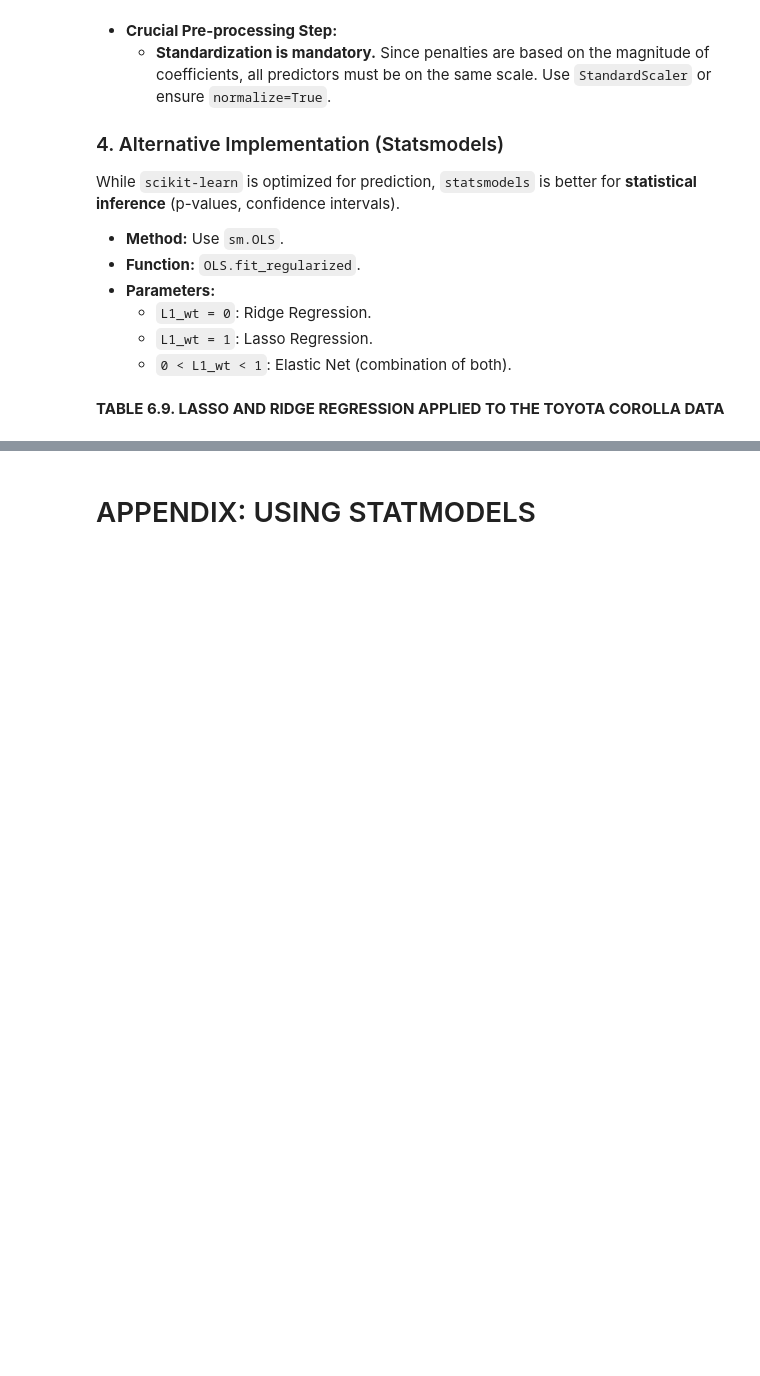
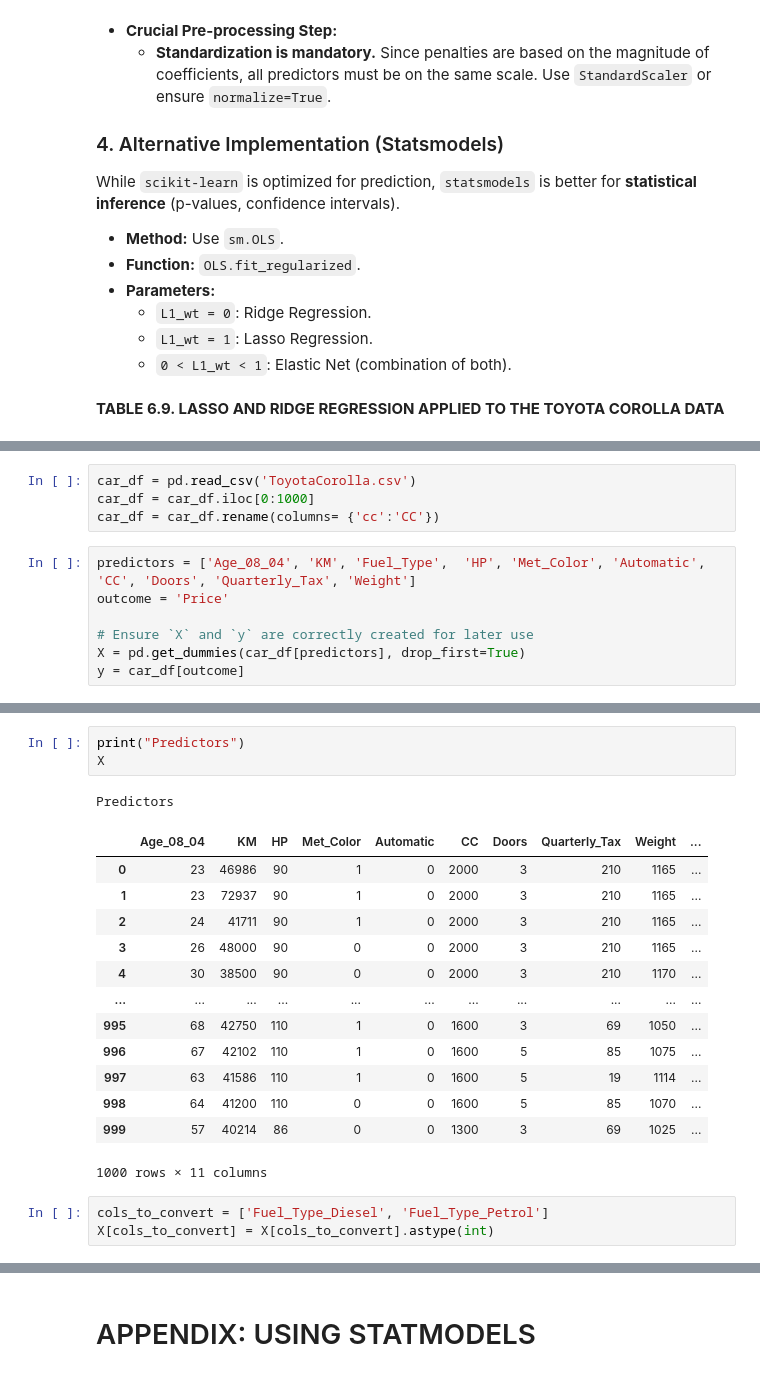
Before and after one commit to ThanhVanLe0605/Data-Mining-For-Business-Analytics-In-Python, a Jupyter notebook: Chapter_06_Multiple_Linear_Regression.ipynb, the cells around one changed output, grey strips where cells are left out. Cells and saved outputs as stored; diff of their text form; blank space fills up the shorter version.

```diff
--- a/Chapter_06_Multiple_Linear_Regression.ipynb
+++ b/Chapter_06_Multiple_Linear_Regression.ipynb
@@ -718,0 +1036,11 @@ While `scikit-learn` is optimized for prediction, `statsmodels` is better for **
+# %%
+car_df = pd.read_csv('ToyotaCorolla.csv')
+car_df = car_df.iloc[0:1000]
+car_df = car_df.rename(columns= {'cc':'CC'})
+# %%
+predictors = ['Age_08_04', 'KM', 'Fuel_Type',  'HP', 'Met_Color', 'Automatic', 'CC', 'Doors', 'Quarterly_Tax', 'Weight']
+outcome = 'Price'
+
+# Ensure `X` and `y` are correctly created for later use
+X = pd.get_dummies(car_df[predictors], drop_first=True)
+y = car_df[outcome]
@@ -718,0 +1066,21 @@ While `scikit-learn` is optimized for prediction, `statsmodels` is better for **
+# %%
+print("Predictors")
+X
+# %% [output]
+Predictors
+|  | Age_08_04 | KM | HP | Met_Color | Automatic | CC | Doors | Quarterly_Tax | Weight | ... |
+| 0 | 23 | 46986 | 90 | 1 | 0 | 2000 | 3 | 210 | 1165 | ... |
+| 1 | 23 | 72937 | 90 | 1 | 0 | 2000 | 3 | 210 | 1165 | ... |
+| 2 | 24 | 41711 | 90 | 1 | 0 | 2000 | 3 | 210 | 1165 | ... |
+| 3 | 26 | 48000 | 90 | 0 | 0 | 2000 | 3 | 210 | 1165 | ... |
+| 4 | 30 | 38500 | 90 | 0 | 0 | 2000 | 3 | 210 | 1170 | ... |
+| ... | ... | ... | ... | ... | ... | ... | ... | ... | ... | ... |
+| 995 | 68 | 42750 | 110 | 1 | 0 | 1600 | 3 | 69 | 1050 | ... |
+| 996 | 67 | 42102 | 110 | 1 | 0 | 1600 | 5 | 85 | 1075 | ... |
+| 997 | 63 | 41586 | 110 | 1 | 0 | 1600 | 5 | 19 | 1114 | ... |
+| 998 | 64 | 41200 | 110 | 0 | 0 | 1600 | 5 | 85 | 1070 | ... |
+| 999 | 57 | 40214 | 86 | 0 | 0 | 1300 | 3 | 69 | 1025 | ... |
+1000 rows × 11 columns
+# %%
+cols_to_convert = ['Fuel_Type_Diesel', 'Fuel_Type_Petrol']
+X[cols_to_convert] = X[cols_to_convert].astype(int)
```
Also changed, not shown: parts of 45 cells of this notebook.
